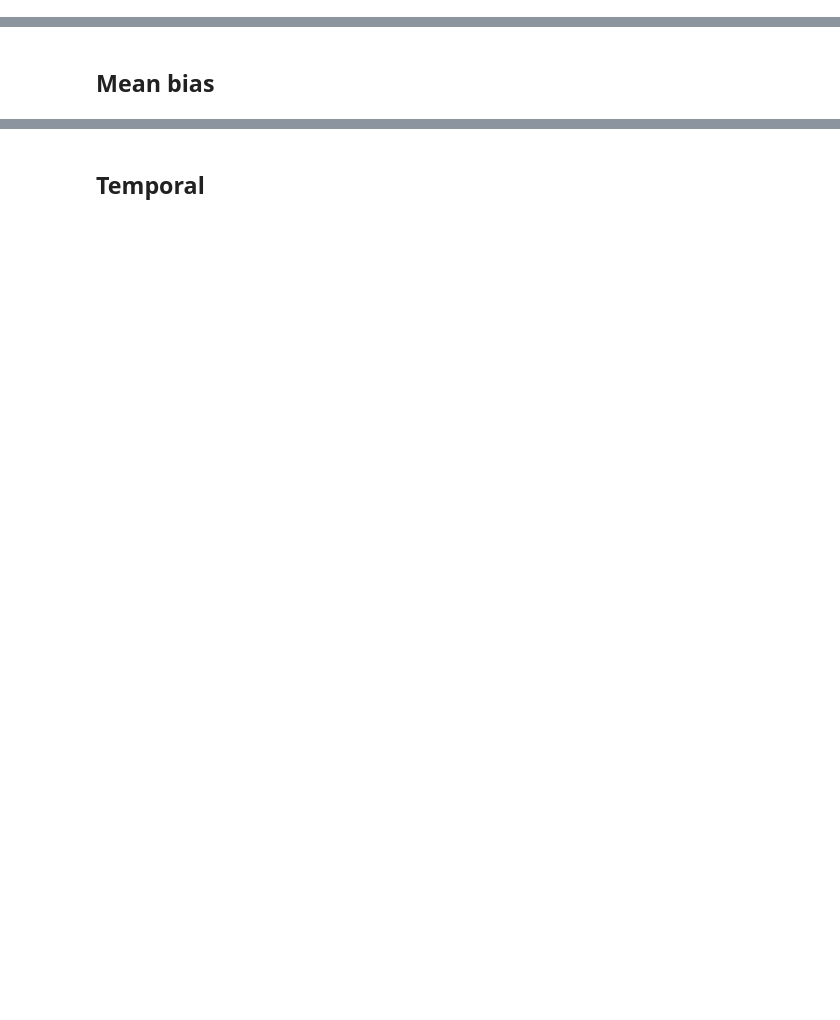
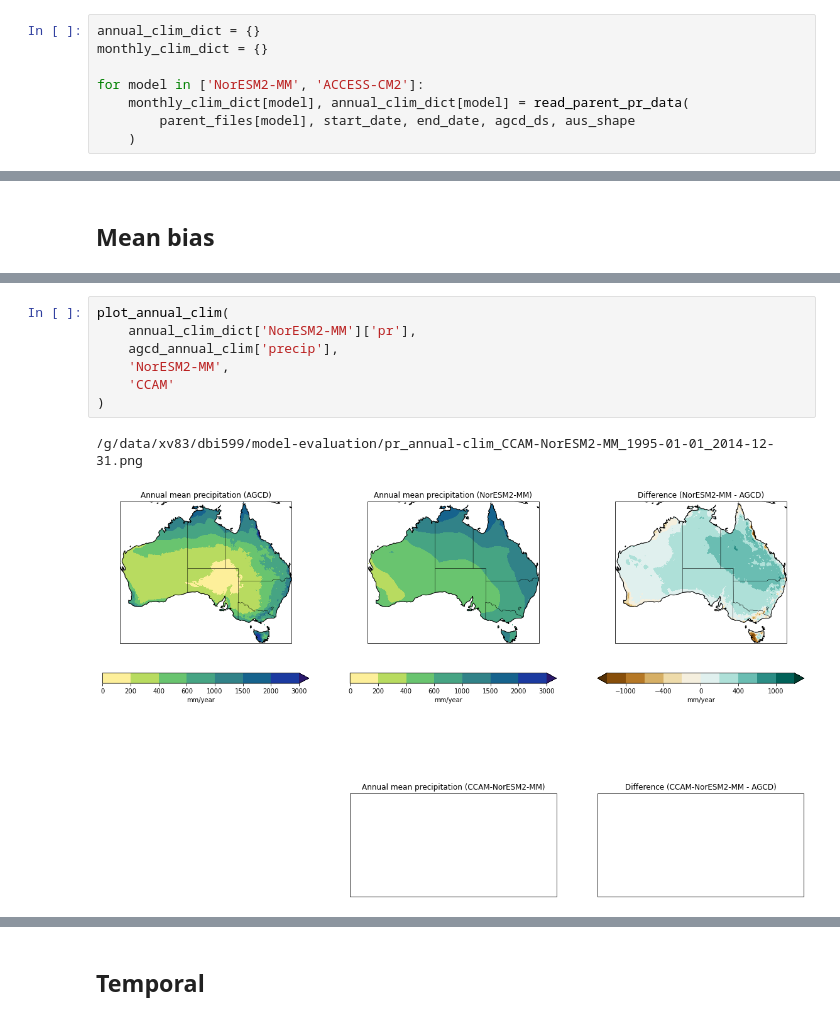
Before and after one commit to AusClimateService/model-evaluation, a Jupyter notebook: pr_evaluation.ipynb, the cells around one changed output, grey strips where cells are left out. Cells and saved outputs as stored; diff of their text form; blank space fills up the shorter version.

Commit message:
Add general precip plotting functions

```diff
--- a/pr_evaluation.ipynb
+++ b/pr_evaluation.ipynb
@@ -308,0 +147,8 @@ noresm_monthly_clim = spatial_selection.select_shapefile_regions(noresm_monthly_
+# %%
+annual_clim_dict = {}
+monthly_clim_dict = {}
+
+for model in ['NorESM2-MM', 'ACCESS-CM2']:
+    monthly_clim_dict[model], annual_clim_dict[model] = read_parent_pr_data(
+        parent_files[model], start_date, end_date, agcd_ds, aus_shape
+    )
@@ -385,0 +230,10 @@ plt.show()
+# %%
+plot_annual_clim(
+    annual_clim_dict['NorESM2-MM']['pr'],
+    agcd_annual_clim['precip'],
+    'NorESM2-MM',
+    'CCAM'
+)
+# %% [output]
+/g/data/xv83/dbi599/model-evaluation/pr_annual-clim_CCAM-NorESM2-MM_1995-01-01_2014-12-31.png
+[figure, added]
```
Also changed, not shown: parts of 50 cells of this notebook.
